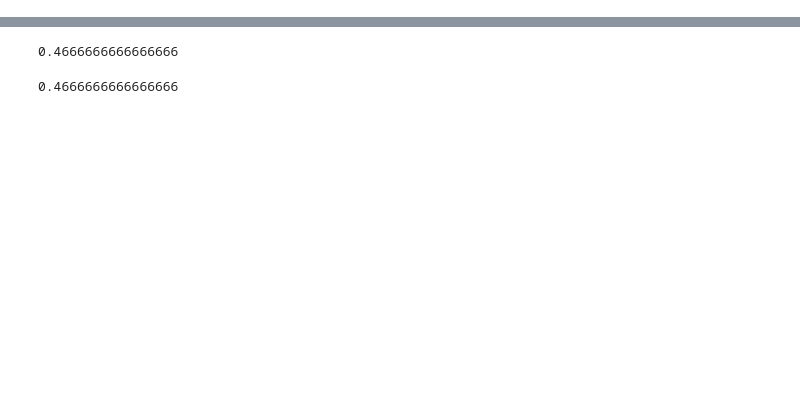
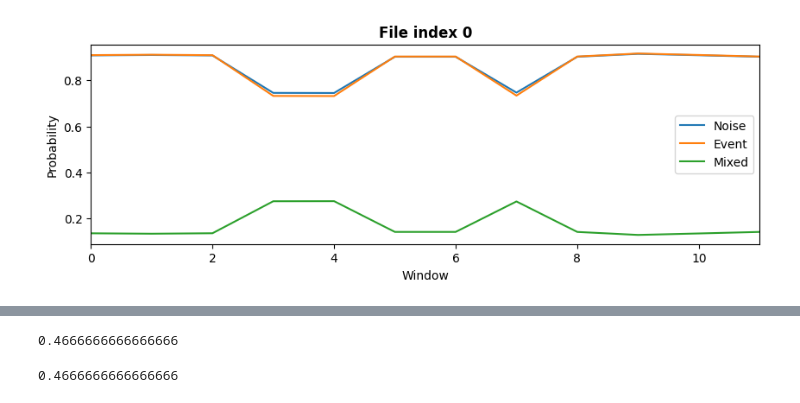
Before and after one commit to Nella1414/nasa-app, a Jupyter notebook: solve.ipynb, the cells around one changed output, grey strips where cells are left out. Cells and saved outputs as stored; diff of their text form; code cells hidden in the pictures; blank space fills up the shorter version.

```diff
--- a/solve.ipynb
+++ b/solve.ipynb
@@ -154,0 +279,8 @@ Processed training file 75/75 (xa.s12.00.mhz.1975-06-26HR00_evid00198)
+# %%
+windows_characteristics = get_windows_characteristics(normalized_windows)
+
+# Split windows_characteristics into training and testing
+training_limit = int(len(windows_characteristics) * TRAINING_RELATION)
+
+training_data = windows_characteristics[:training_limit]
+testing_data = windows_characteristics[training_limit:]
@@ -154,0 +305,5 @@ Processed training file 75/75 (xa.s12.00.mhz.1975-06-26HR00_evid00198)
+# %%
+x_train = training_data.drop(columns=['is_noise', 'is_event', 'is_mixed'])
+y_train = training_data[['is_noise', 'is_event', 'is_mixed']]
+
+history = model.fit(x_train, y_train, epochs=100, validation_split=0.2)
@@ -154,0 +371,14 @@ Processed training file 75/75 (xa.s12.00.mhz.1975-06-26HR00_evid00198)
+# %%
+# Lets to predict the windows
+windowed_data = get_windowed_data(pd.DataFrame(dict(
+    time=times,
+    data=data,
+    type=[0] * len(times)
+)))
+
+windowed_characteristics = get_windows_characteristics(windowed_data)
+
+x_windowed = windowed_characteristics.drop(columns=['is_noise', 'is_event', 'is_mixed'])
+y_windowed = windowed_characteristics[['is_noise', 'is_event', 'is_mixed']]
+
+predictions = model.predict(x_windowed)
@@ -155 +400,20 @@ Processed training file 75/75 (xa.s12.00.mhz.1975-06-26HR00_evid00198)
+# %%
+w_counts = [x for x in range(len(predictions))]
+w_counts = np.array(w_counts)
+
+fig,ax = plt.subplots(1,1,figsize=(10,3))
+ax.plot(w_counts, predictions[:, 0], label='Noise')
+ax.plot(w_counts, predictions[:, 1], label='Event')
+ax.plot(w_counts, predictions[:, 2], label='Mixed')
+
+# Make the plot pretty
+ax.set_xlim([min(w_counts), max(w_counts)])
+ax.set_ylabel('Probability')
+ax.set_xlabel('Window')
+ax.set_title(f'File index 0', fontweight='bold')
+ax.legend()
+
+plt.show()
+# %% [output]
+[figure, added]
 # %%
```
Also changed, not shown: parts of 19 cells of this notebook, 1 other file.
